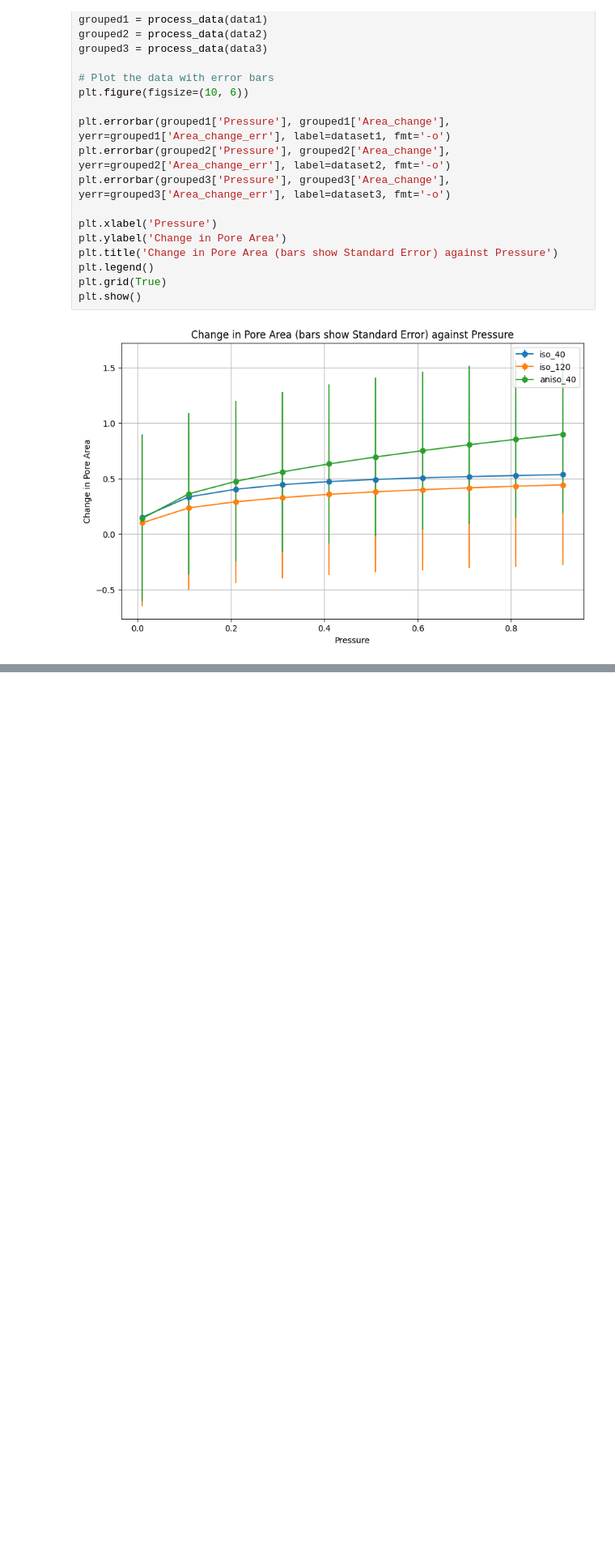
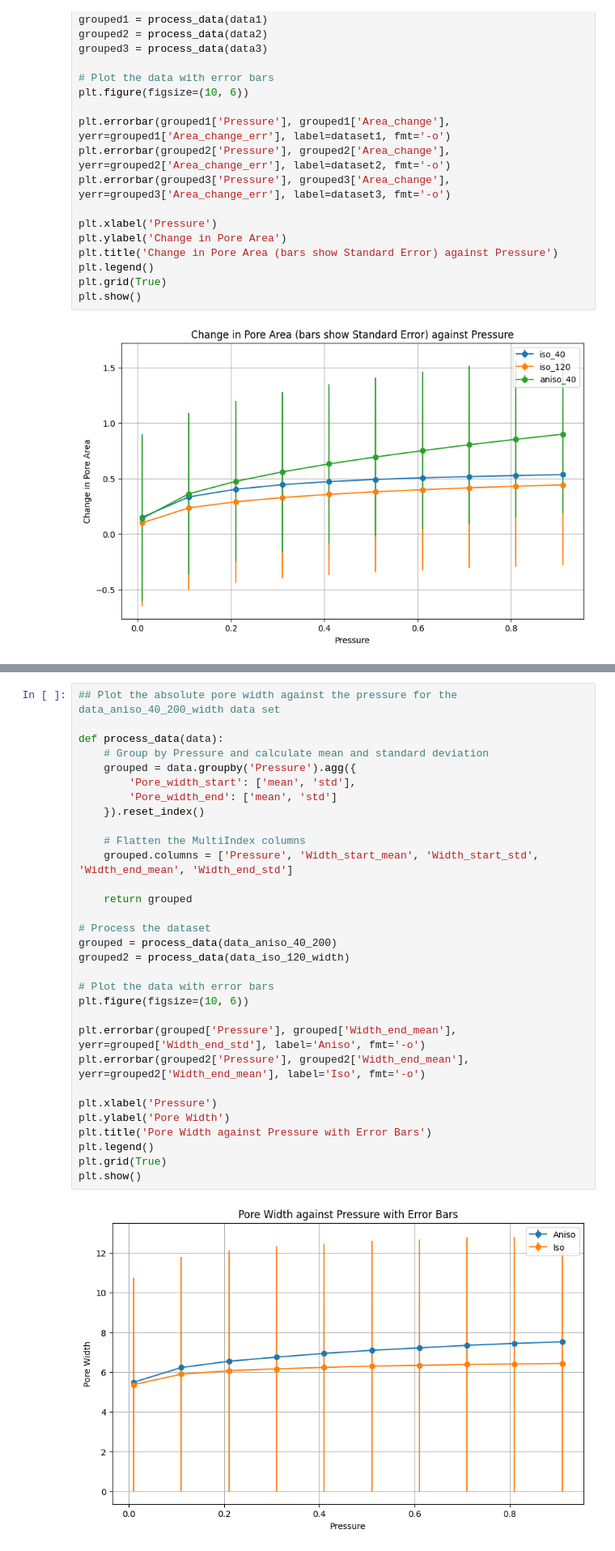
Before and after one commit to mtomtom/onion-stomatal-geometry, a Jupyter notebook: output/results.ipynb, the cells around one changed output, grey strips where cells are left out. Shown at 81% size. Drawn from its saved outputs; the diff is of its cells as text; blank space fills up the shorter version.

```diff
--- a/output/results.ipynb
+++ b/output/results.ipynb
@@ -125,0 +171,33 @@ plt.show()
+# %%
+## Plot the absolute pore width against the pressure for the data_aniso_40_200_width data set
+
+def process_data(data):
+    # Group by Pressure and calculate mean and standard deviation
+    grouped = data.groupby('Pressure').agg({
+        'Pore_width_start': ['mean', 'std'],
+        'Pore_width_end': ['mean', 'std']
+    }).reset_index()
+
+    # Flatten the MultiIndex columns
+    grouped.columns = ['Pressure', 'Width_start_mean', 'Width_start_std', 'Width_end_mean', 'Width_end_std']
+
+    return grouped
+
+# Process the dataset
+grouped = process_data(data_aniso_40_200)
+grouped2 = process_data(data_iso_120_width)
+
+# Plot the data with error bars
+plt.figure(figsize=(10, 6))
+
+plt.errorbar(grouped['Pressure'], grouped['Width_end_mean'], yerr=grouped['Width_end_std'], label='Aniso', fmt='-o')
+plt.errorbar(grouped2['Pressure'], grouped2['Width_end_mean'], yerr=grouped2['Width_end_mean'], label='Iso', fmt='-o')
+
+plt.xlabel('Pressure')
+plt.ylabel('Pore Width')
+plt.title('Pore Width against Pressure with Error Bars')
+plt.legend()
+plt.grid(True)
+plt.show()
+# %% [output]
+[figure, added]
```
Also changed, not shown: parts of 2 cells of this notebook, 8 other files.
